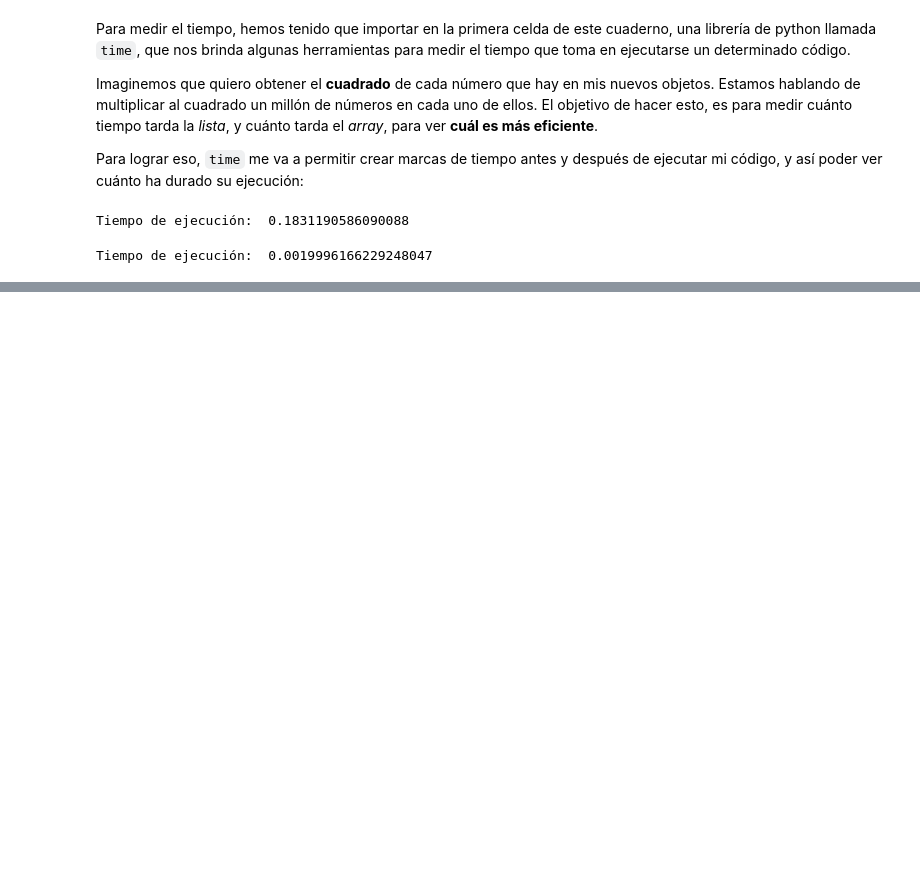
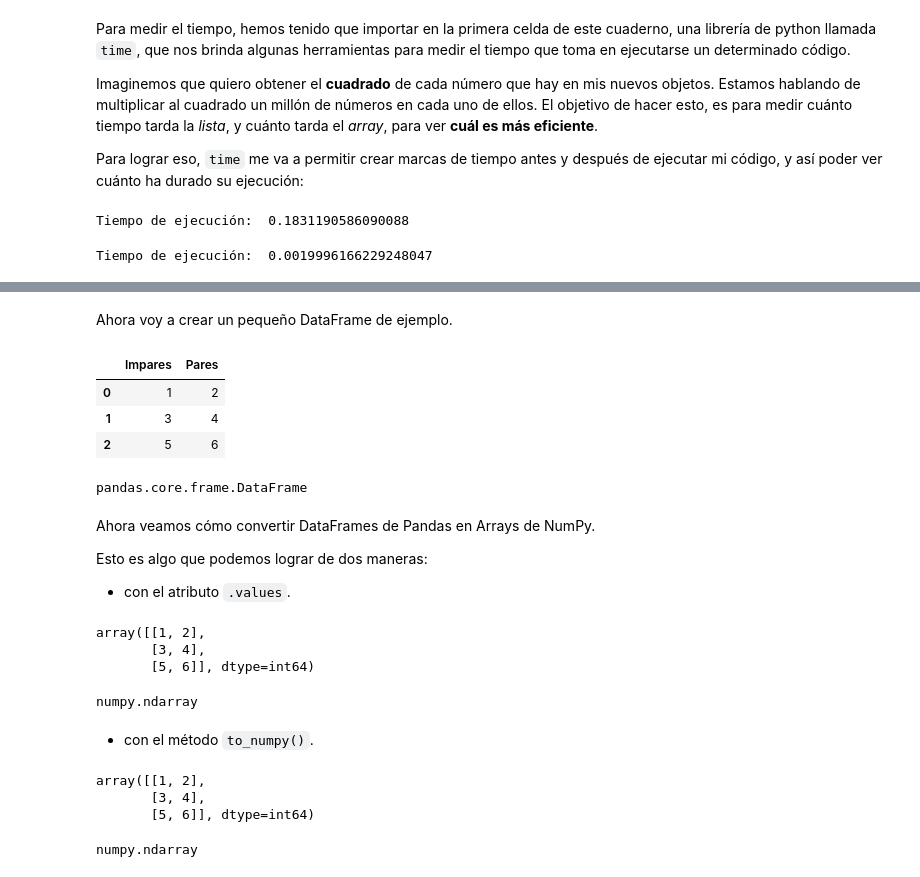
Before and after one commit to MartoBadi/TSCDIA-, a Jupyter notebook: Modelizado de Minería de Datos/notebooks_de_las_clases/clase_6.ipynb, the cells around one changed output, grey strips where cells are left out. Saved outputs shown, nothing was run; the diff lists cells and outputs as text; code cells hidden in the pictures; blank space fills up the shorter version.

```diff
--- a/Modelizado de Minería de Datos/notebooks_de_las_clases/clase_6.ipynb
+++ b/Modelizado de Minería de Datos/notebooks_de_las_clases/clase_6.ipynb
@@ -127,0 +1050,46 @@ Tiempo de ejecución:  0.0019996166229248047
+# %% [markdown]
+Ahora voy a crear un pequeño DataFrame de ejemplo.
+# %%
+df = pd.DataFrame({
+    'Impares': [1, 3, 5],
+    'Pares': [2, 4, 6]
+})
+df
+# %% [output]
+|  | Impares | Pares |
+| 0 | 1 | 2 |
+| 1 | 3 | 4 |
+| 2 | 5 | 6 |
+# %%
+type(df)
+# %% [output]
+pandas.core.frame.DataFrame
+# %% [markdown]
+Ahora veamos cómo convertir DataFrames de Pandas en Arrays de NumPy.
+
+Esto es algo que podemos lograr de dos maneras:
+* con el atributo `.values`.
+# %%
+array1 = df.values
+array1
+# %% [output]
+array([[1, 2],
+       [3, 4],
+       [5, 6]], dtype=int64)
+# %%
+type(array1)
+# %% [output]
+numpy.ndarray
+# %% [markdown]
+* con el método `to_numpy()`.
+# %%
+array2 = df.to_numpy()
+array2
+# %% [output]
+array([[1, 2],
+       [3, 4],
+       [5, 6]], dtype=int64)
+# %%
+type(array2)
+# %% [output]
+numpy.ndarray
```
Also changed, not shown: parts of 170 cells of this notebook.
